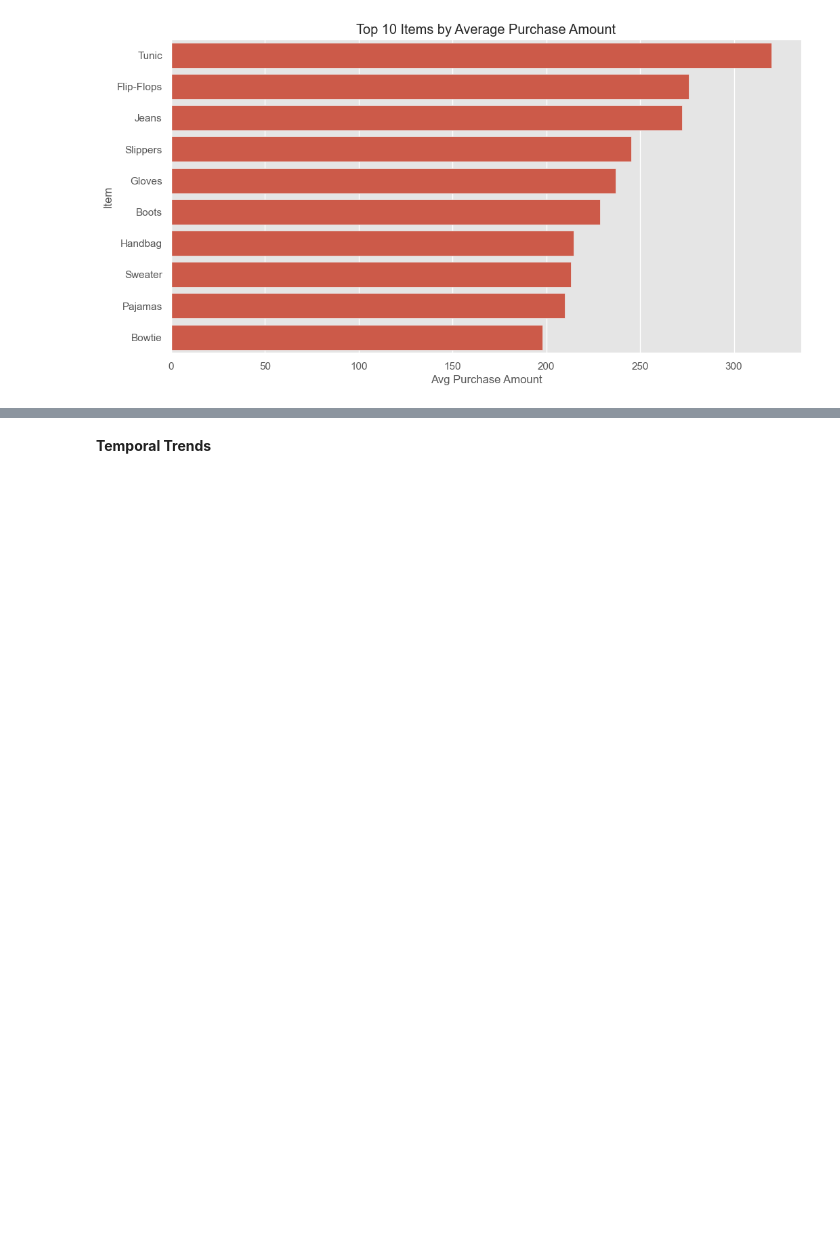
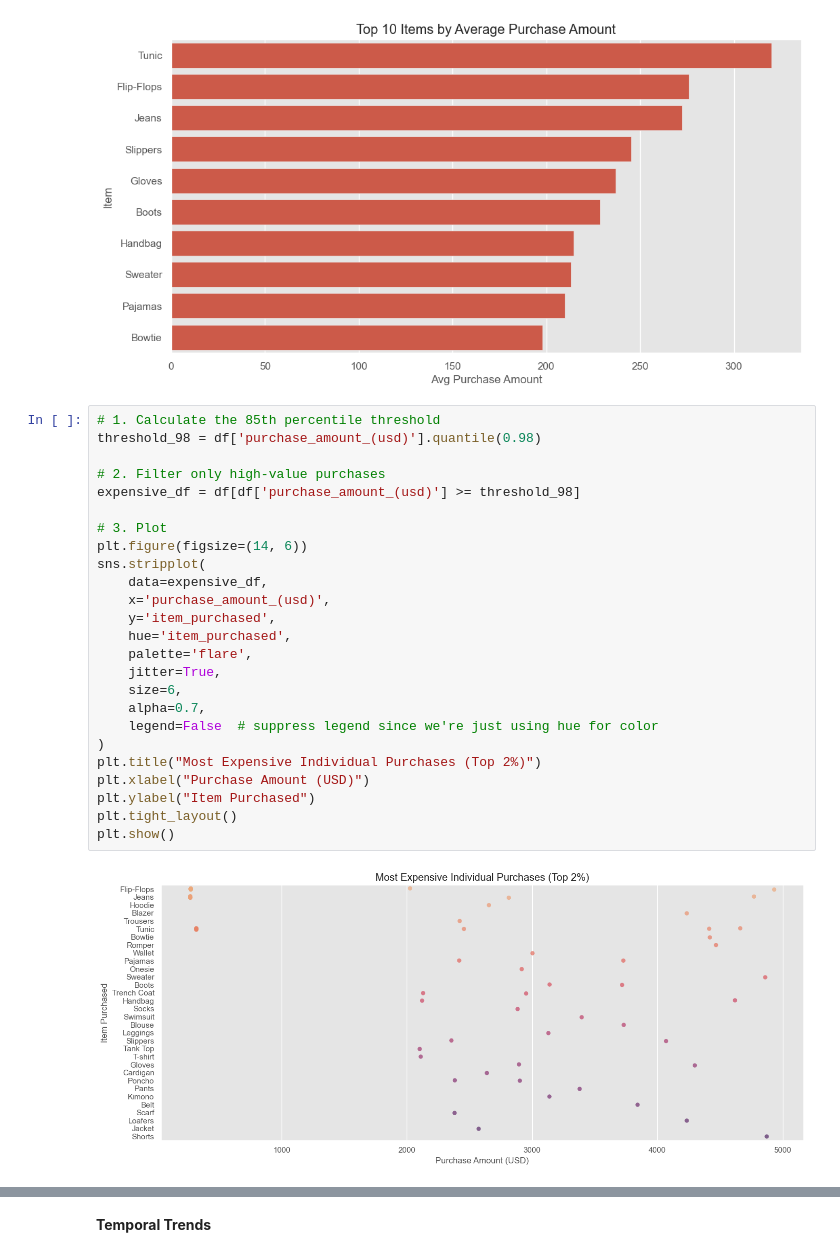
Before and after one commit to mandele1999/fashion-retail-sales, a Jupyter notebook: notebooks/02_data _exploration.ipynb, the cells around one changed output, grey strips where cells are left out. Saved outputs shown, nothing was run; the diff lists cells and outputs as text; blank space fills up the shorter version.

Commit message:
Add plots

```diff
--- a/notebooks/02_data _exploration.ipynb
+++ b/notebooks/02_data _exploration.ipynb
@@ -110,3 +110,30 @@ plt.ylabel("Item")
 plt.show()
 # %% [output]
 [figure]
+# %%
+# 1. Calculate the 85th percentile threshold
+threshold_98 = df['purchase_amount_(usd)'].quantile(0.98)
+
+# 2. Filter only high-value purchases
+expensive_df = df[df['purchase_amount_(usd)'] >= threshold_98]
+
+# 3. Plot
+plt.figure(figsize=(14, 6))
+sns.stripplot(
+    data=expensive_df,
+    x='purchase_amount_(usd)',
+    y='item_purchased',
+    hue='item_purchased',
+    palette='flare',
+    jitter=True,
+    size=6,
+    alpha=0.7,
+    legend=False  # suppress legend since we're just using hue for color
+)
+plt.title("Most Expensive Individual Purchases (Top 2%)")
+plt.xlabel("Purchase Amount (USD)")
+plt.ylabel("Item Purchased")
+plt.tight_layout()
+plt.show()
+# %% [output]
+[figure, added]
```
Also changed, not shown: parts of 1 cell of this notebook.
